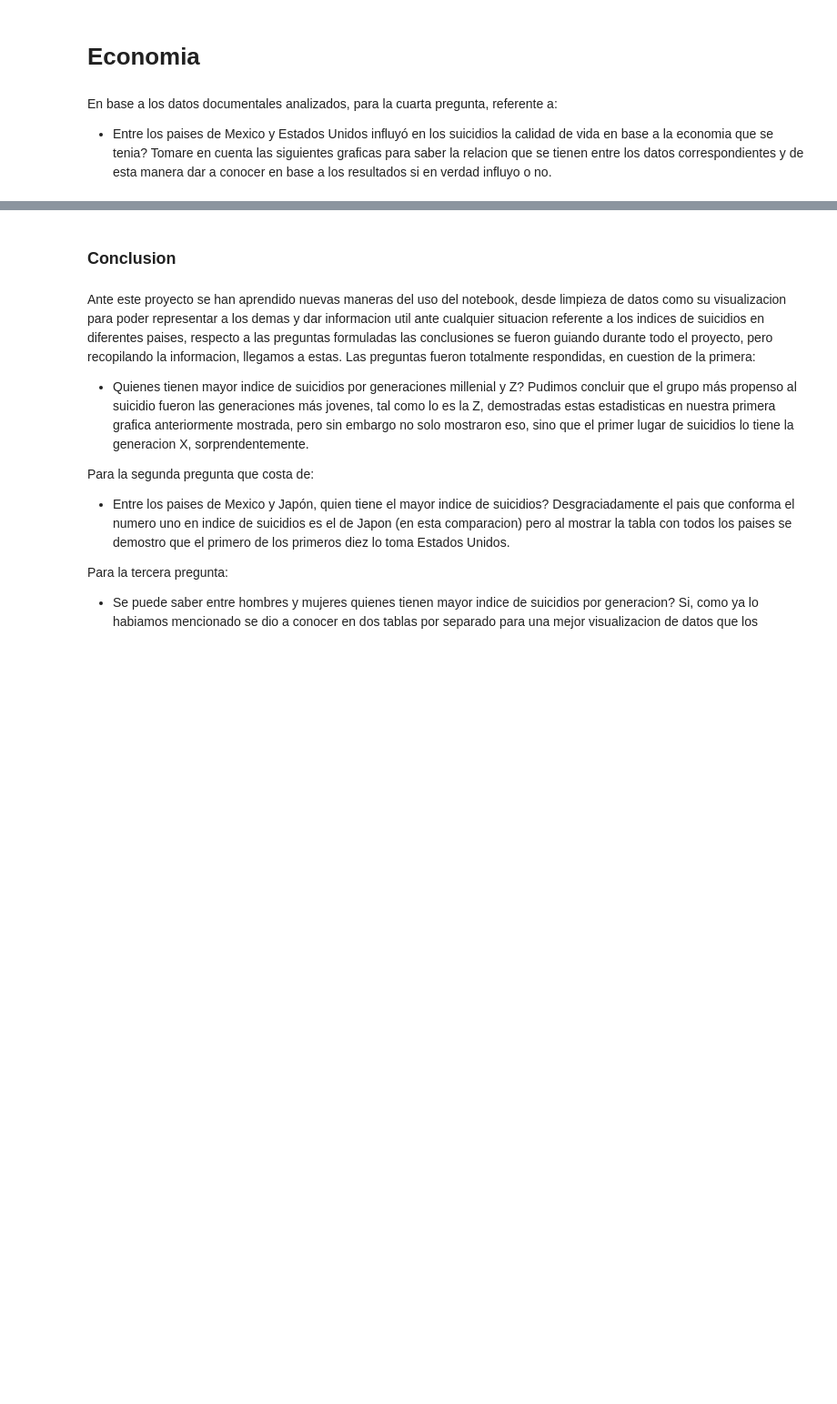
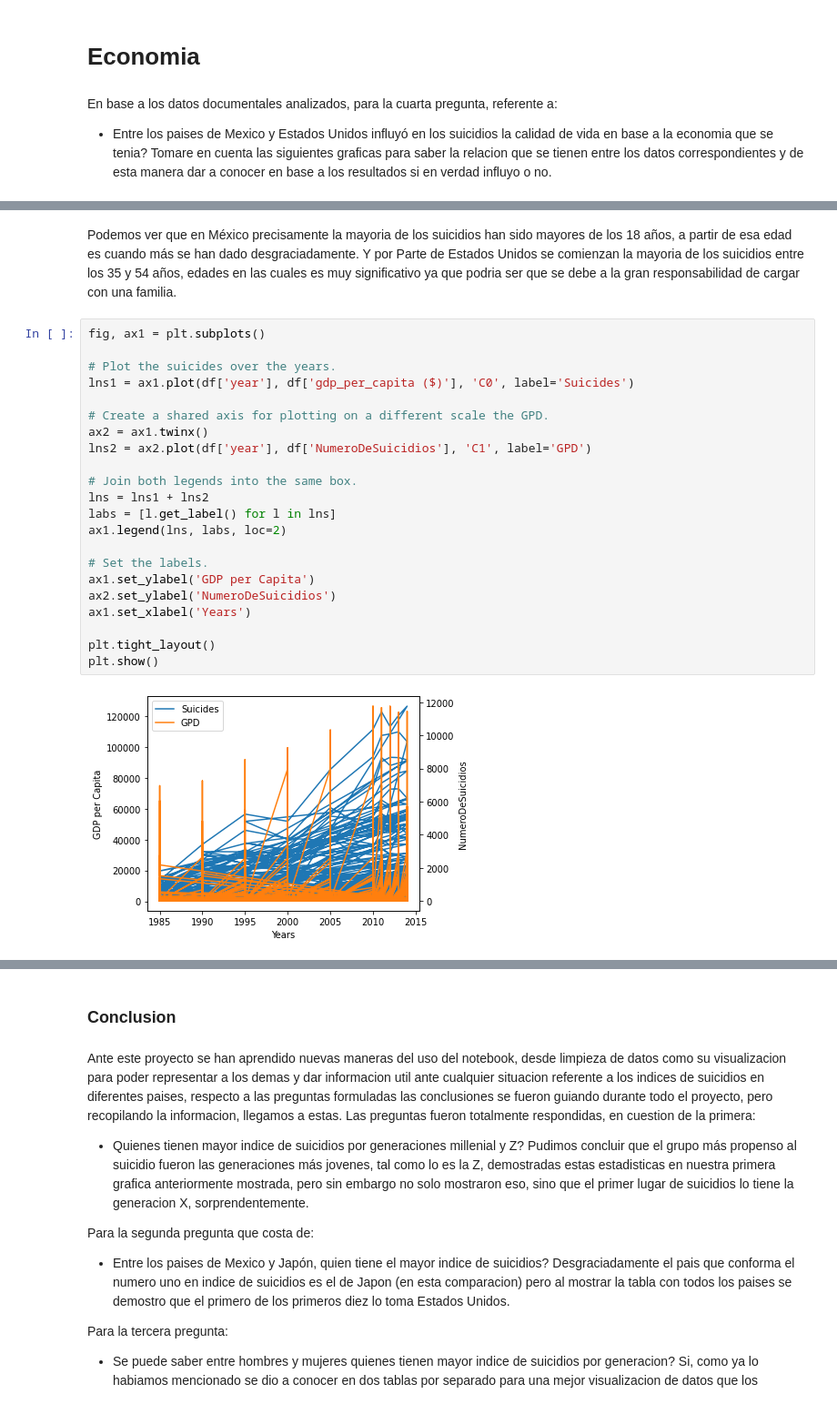
Before and after one commit to Mar98k/Min, a Jupyter notebook: PROYECTO MINERIA/AVANCE 2 PROYECTO 2.ipynb, the cells around one changed output, grey strips where cells are left out. Shown at 91% size. Saved outputs shown, nothing was run; the diff lists cells and outputs as text; blank space fills up the shorter version.

```diff
--- a/PROYECTO MINERIA/AVANCE 2 PROYECTO 2.ipynb
+++ b/PROYECTO MINERIA/AVANCE 2 PROYECTO 2.ipynb
@@ -264,2 +282,28 @@ En primer punto, mostrare el numero de suicidios totales que se han tenido por e
 # %% [output]
 [interactive output not drawn]
+# %% [markdown]
+Podemos ver que en México precisamente la mayoria de los suicidios han sido mayores de los 18 años, a partir de esa edad es cuando más se han dado desgraciadamente. Y por Parte de Estados Unidos se comienzan la mayoria de los suicidios entre los 35 y 54 años, edades en las cuales es muy significativo ya que podria ser que se debe a la gran responsabilidad de cargar con una familia.
+# %%
+fig, ax1 = plt.subplots()
+
+# Plot the suicides over the years.
+lns1 = ax1.plot(df['year'], df['gdp_per_capita ($)'], 'C0', label='Suicides')
+
+# Create a shared axis for plotting on a different scale the GPD.
+ax2 = ax1.twinx()
+lns2 = ax2.plot(df['year'], df['NumeroDeSuicidios'], 'C1', label='GPD')
+
+# Join both legends into the same box.
+lns = lns1 + lns2
+labs = [l.get_label() for l in lns]
+ax1.legend(lns, labs, loc=2)
+
+# Set the labels.
+ax1.set_ylabel('GDP per Capita')
+ax2.set_ylabel('NumeroDeSuicidios')
+ax1.set_xlabel('Years')
+
+plt.tight_layout()
+plt.show()
+# %% [output]
+[figure, added]
```
Also changed, not shown: parts of 14 cells of this notebook.
